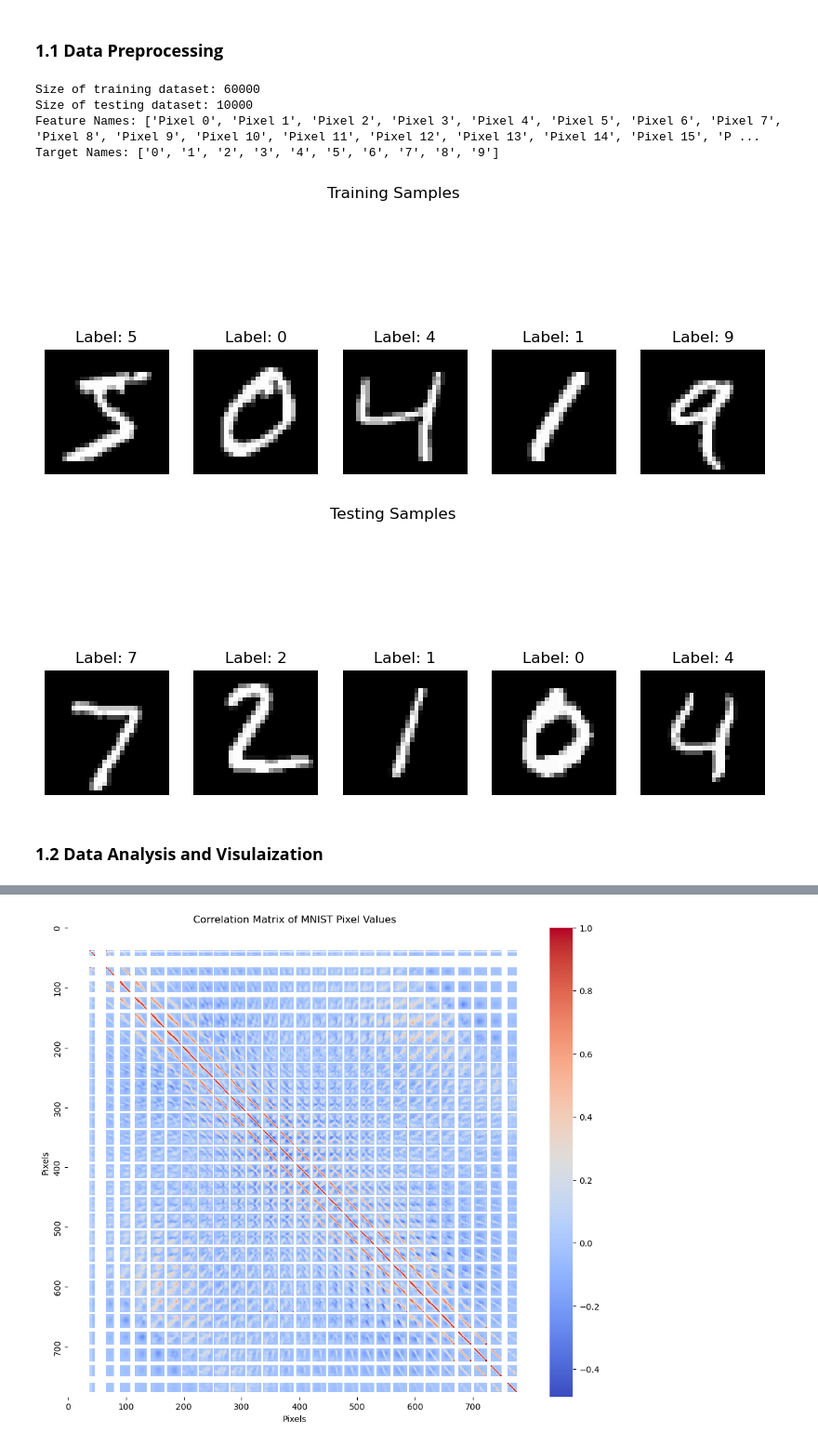
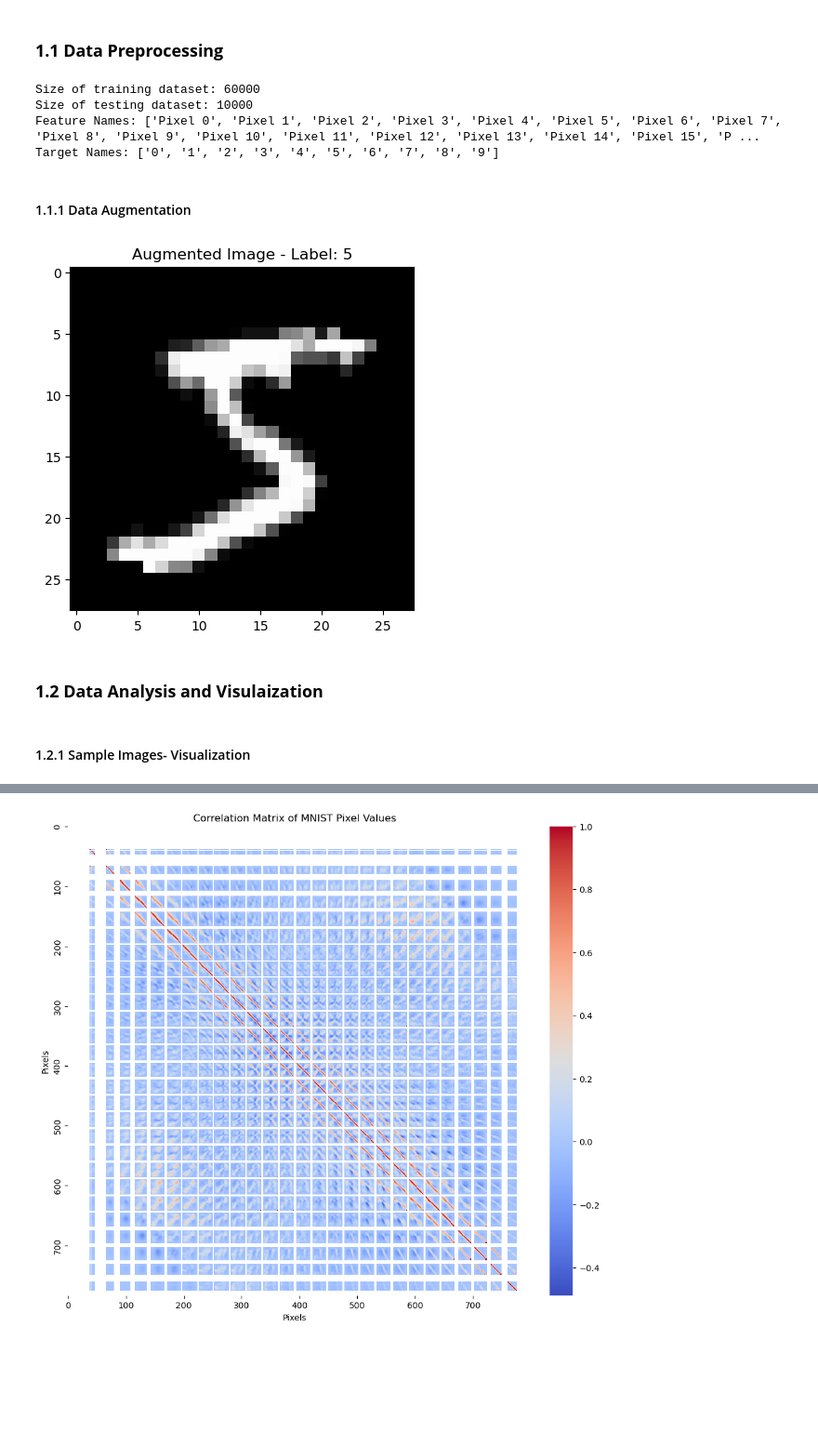
Before and after one commit to Team-Synapse-UoM/Custom-CNN-ImageClassification, a Jupyter notebook: data.ipynb, the cells around one changed output, grey strips where cells are left out. Shown at 93% size. Saved outputs shown, nothing was run; the diff lists cells and outputs as text; code cells hidden in the pictures; blank space fills up the shorter version.

Commit message:
Data Analysis

```diff
--- a/data.ipynb
+++ b/data.ipynb
@@ -36,36 +37,29 @@ print("Feature Names:", feature_names)
 
 target_names = [str(i) for i in range(10)]  # Digits 0-9
 print("Target Names:", target_names)
-
-# Define a function to plot samples with labels
-def plot_samples(images, labels, class_names, num_samples=5):
-    plt.figure(figsize=(10, 5))
-    for i in range(num_samples):
-        plt.subplot(1, num_samples, i + 1)
-        plt.imshow(images[i].reshape(28, 28), cmap='gray')  # Reshape to 28x28 for visualization
-        plt.title(f"Label: {class_names[labels[i]]}")
-        plt.axis('off')
-
-# Define class names for MNIST (digits 0-9)
-class_names = [str(i) for i in range(10)]
-
-# Plot a few training samples
-plot_samples(train_dataset.data.numpy()[:5], train_labels.numpy()[:5], class_names, num_samples=5)
-plt.suptitle('Training Samples')
-plt.show()
-
-# Plot a few testing samples
-test_images = torch.stack([test_dataset[i][0] for i in range(5)])  # Get first 5 test images
-test_labels = torch.tensor([test_dataset[i][1] for i in range(5)])  # Get corresponding test labels
-plot_samples(test_images.numpy(), test_labels.numpy(), class_names, num_samples=5)
-plt.suptitle('Testing Samples')
-plt.show()#plot
 # %% [output]
 Size of training dataset: 60000
 Size of testing dataset: 10000
 Feature Names: ['Pixel 0', 'Pixel 1', 'Pixel 2', 'Pixel 3', 'Pixel 4', 'Pixel 5', 'Pixel 6', 'Pixel 7', 'Pixel 8', 'Pixel 9', 'Pixel 10', 'Pixel 11', 'Pixel 12', 'Pixel 13', 'Pixel 14', 'Pixel 15', 'P ...
 Target Names: ['0', '1', '2', '3', '4', '5', '6', '7', '8', '9']
-[figure, removed]
-[figure, removed]
+# %% [markdown]
+#### 1.1.1 Data Augmentation
+# %%
+# Random rotation
+augment_transform = transforms.Compose([
+    transforms.RandomRotation(30),
+    transforms.ToTensor(),
+])
+
+augmented_dataset = datasets.MNIST(root='./data', train=True, download=True, transform=augment_transform)
+# Visualize augmented images
+image, label = augmented_dataset[0]
+plt.imshow(image.squeeze(), cmap='gray')
+plt.title(f'Augmented Image - Label: {label}')
+plt.show()
+# %% [output]
+[figure, added]
 # %% [markdown]
 ### **1.2 Data Analysis and Visulaization**
+# %% [markdown]
+#### 1.2.1 Sample Images- Visualization
```
Also changed, not shown: parts of 9 cells of this notebook.
